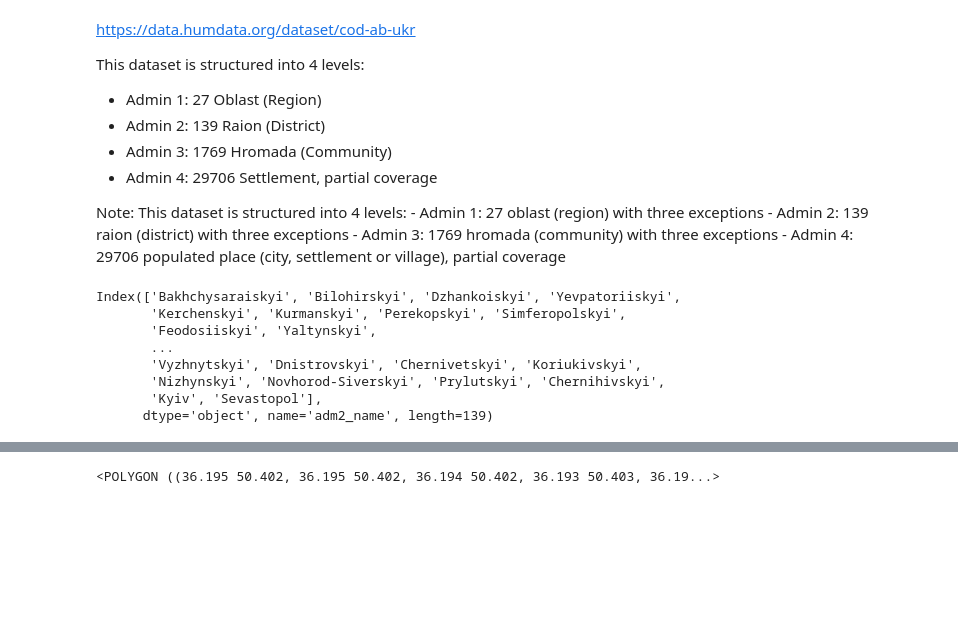
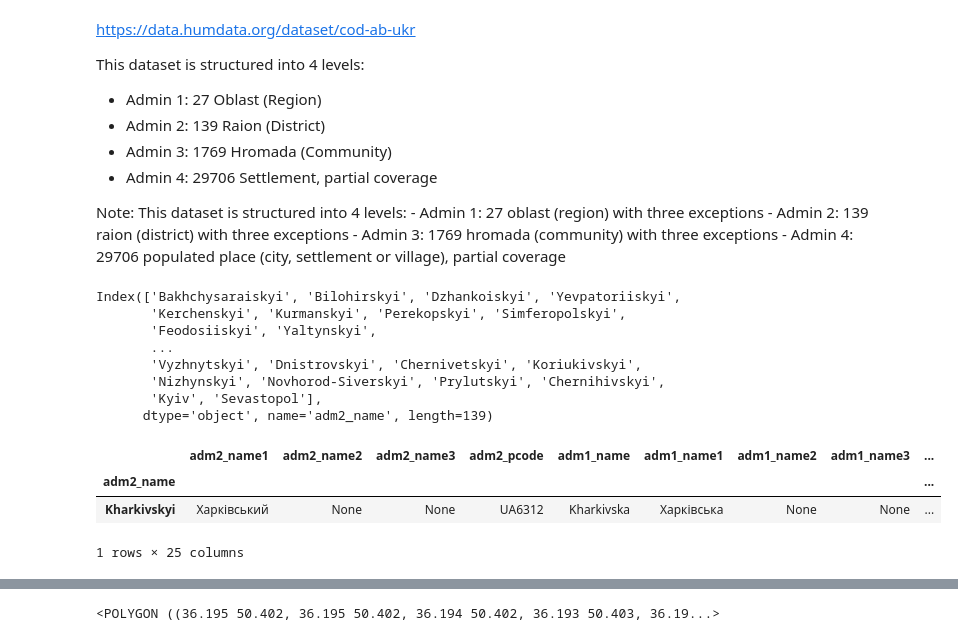
Before and after one commit to werowe/deepstate-map-data, a Jupyter notebook: hypatia/oblast-districts-towns.ipynb, the cells around one changed output, grey strips where cells are left out. Cells and saved outputs as stored; diff of their text form; code cells hidden in the pictures; blank space fills up the shorter version.

```diff
--- a/hypatia/oblast-districts-towns.ipynb
+++ b/hypatia/oblast-districts-towns.ipynb
@@ -41,3 +41,10 @@ Index(['Bakhchysaraiskyi', 'Bilohirskyi', 'Dzhankoiskyi', 'Yevpatoriiskyi',
        'Nizhynskyi', 'Novhorod-Siverskyi', 'Prylutskyi', 'Chernihivskyi',
        'Kyiv', 'Sevastopol'],
       dtype='object', name='adm2_name', length=139)
+# %%
+gdf.filter(like="Kha",axis="index")
+# %% [output]
+|  | adm2_name1 | adm2_name2 | adm2_name3 | adm2_pcode | adm1_name | adm1_name1 | adm1_name2 | adm1_name3 | ... |
+| adm2_name |  |  |  |  |  |  |  |  | ... |
+| Kharkivskyi | Харківський | None | None | UA6312 | Kharkivska | Харківська | None | None | ... |
+1 rows × 25 columns
```
Also changed, not shown: parts of 6 cells of this notebook.
